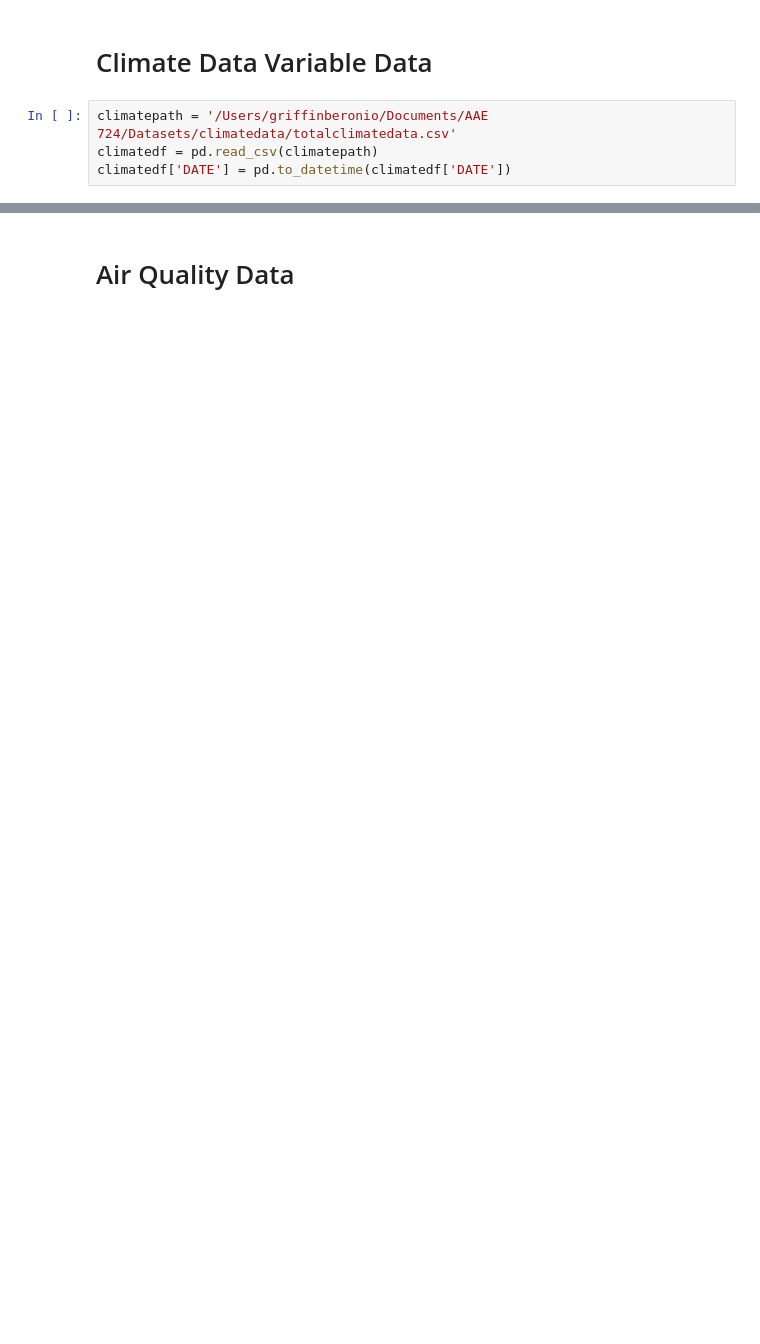
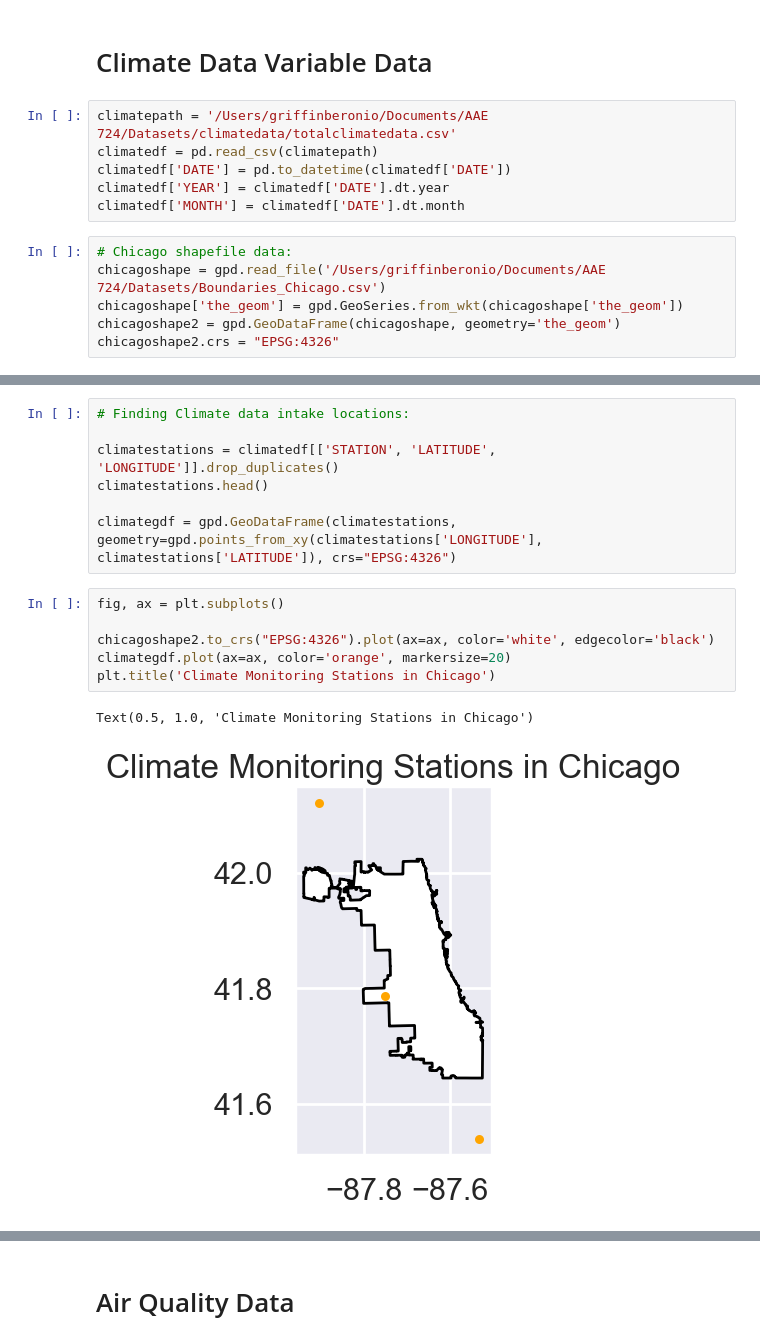
Before and after one commit to griffinberonio/AAE-724-Repo, a Jupyter notebook: airdatanotebook.ipynb, the cells around one changed output, grey strips where cells are left out. Drawn from its saved outputs; the diff is of its cells as text; blank space fills up the shorter version.

```diff
--- a/airdatanotebook.ipynb
+++ b/airdatanotebook.ipynb
@@ -98,6 +254,14 @@ Timestamp('1989-03-01 00:00:00')
 climatepath = '/Users/griffinberonio/Documents/AAE 724/Datasets/climatedata/totalclimatedata.csv'
 climatedf = pd.read_csv(climatepath)
 climatedf['DATE'] = pd.to_datetime(climatedf['DATE'])
+climatedf['YEAR'] = climatedf['DATE'].dt.year
+climatedf['MONTH'] = climatedf['DATE'].dt.month
+# %%
+# Chicago shapefile data:
+chicagoshape = gpd.read_file('/Users/griffinberonio/Documents/AAE 724/Datasets/Boundaries_Chicago.csv')
+chicagoshape['the_geom'] = gpd.GeoSeries.from_wkt(chicagoshape['the_geom'])
+chicagoshape2 = gpd.GeoDataFrame(chicagoshape, geometry='the_geom')
+chicagoshape2.crs = "EPSG:4326"
 # %%
 climatecols = climatedf.columns
 len(climatecols)
@@ -106,0 +273,16 @@ Timestamp('2025-01-02 23:55:00')
+# %%
+# Finding Climate data intake locations:
+
+climatestations = climatedf[['STATION', 'LATITUDE', 'LONGITUDE']].drop_duplicates()
+climatestations.head()
+
+climategdf = gpd.GeoDataFrame(climatestations, geometry=gpd.points_from_xy(climatestations['LONGITUDE'], climatestations['LATITUDE']), crs="EPSG:4326")
+# %%
+fig, ax = plt.subplots()
+
+chicagoshape2.to_crs("EPSG:4326").plot(ax=ax, color='white', edgecolor='black')
+climategdf.plot(ax=ax, color='orange', markersize=20)
+plt.title('Climate Monitoring Stations in Chicago')
+# %% [output]
+Text(0.5, 1.0, 'Climate Monitoring Stations in Chicago')
+[figure, added]
```
Also changed, not shown: parts of 25 cells of this notebook.
